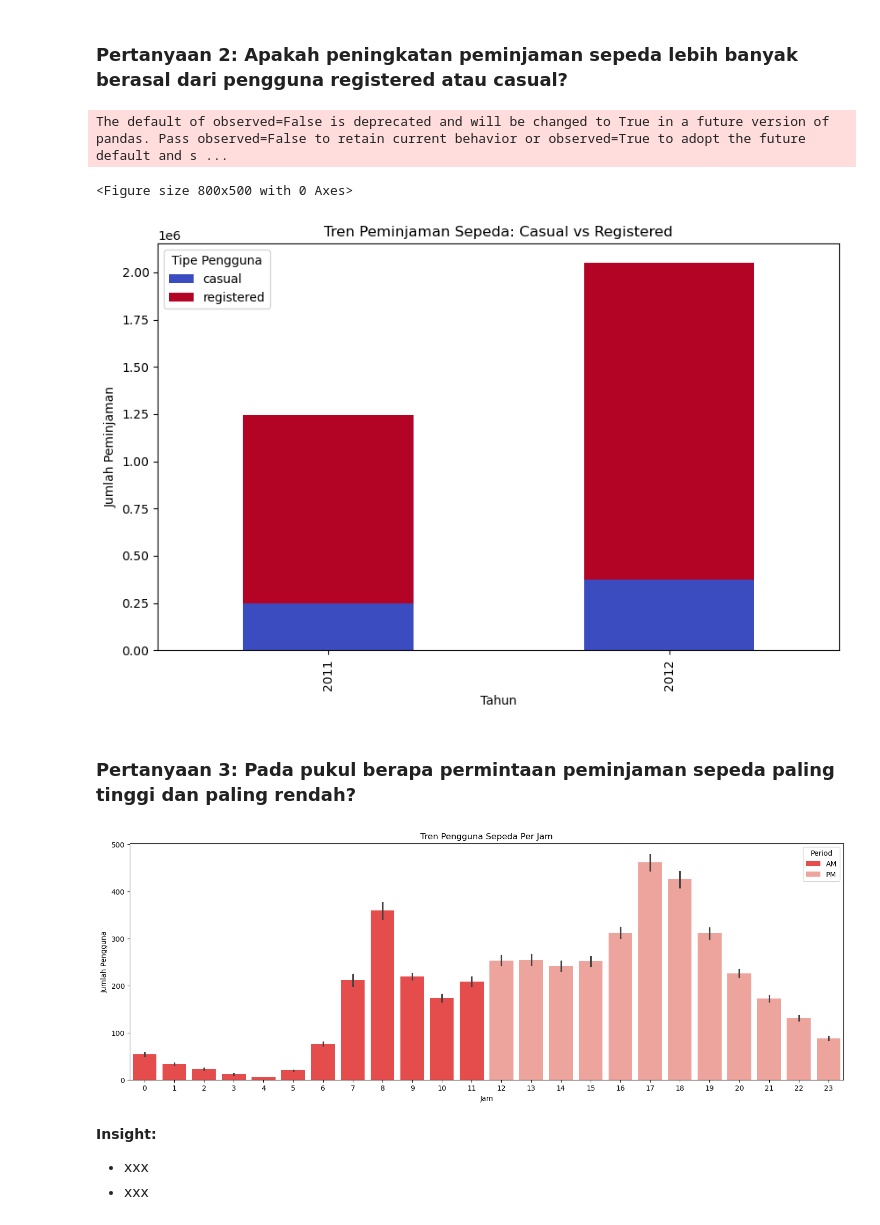
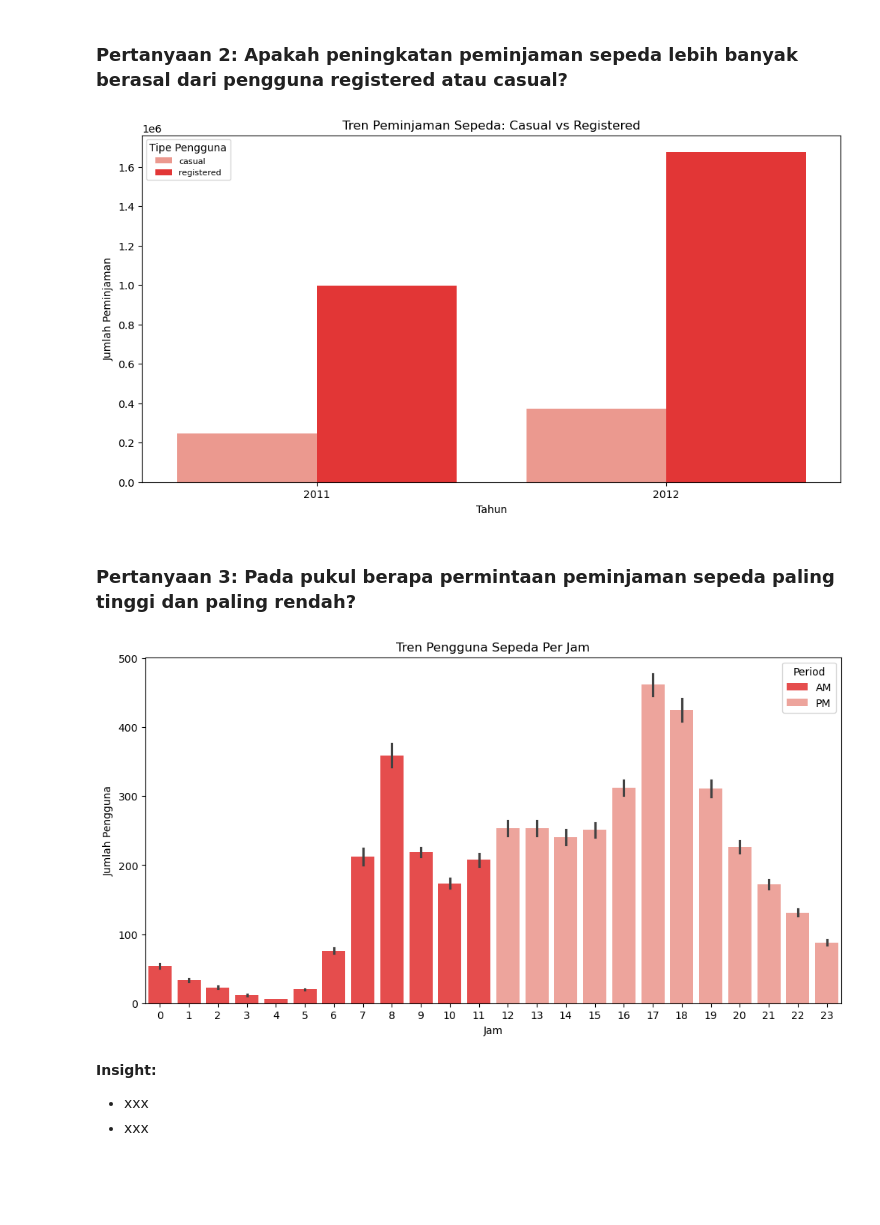
Before and after one commit to alouvre/BADDP_DicodingSubmission_ProyekAnalisisData, a Jupyter notebook: notebook.ipynb, the cells around one changed output. Saved outputs shown, nothing was run; the diff lists cells and outputs as text; code cells hidden in the pictures; blank space fills up the shorter version.

```diff
--- a/notebook.ipynb
+++ b/notebook.ipynb
@@ -551,26 +545,24 @@ No artists with labels found to put in legend.  Note that artists whose label st
 ### Pertanyaan 2: Apakah peningkatan peminjaman sepeda lebih banyak berasal dari pengguna registered atau casual?
 # %%
 df_yearly_users = df_day.groupby('year', as_index=False)[['casual', 'registered']].sum()
+df_melted = df_yearly_users.melt(id_vars="year", var_name="user_type", value_name="count")
 
-plt.figure(figsize=(8, 5))
-df_yearly_users.set_index('year').plot(kind='bar', stacked=True, colormap='coolwarm', figsize=(10,6))
-
-plt.xlabel('Tahun')
-plt.ylabel('Jumlah Peminjaman')
-plt.title('Tren Peminjaman Sepeda: Casual vs Registered')
-plt.legend(title="Tipe Pengguna")
+plt.figure(figsize=(12, 6))
+sns.barplot(data=df_melted, x="year", y="count", hue="user_type",
+               palette={"casual": "salmon", "registered": "red"}, alpha=0.9)
+plt.xlabel("Tahun")
+plt.ylabel("Jumlah Peminjaman")
+plt.title("Tren Peminjaman Sepeda: Casual vs Registered")
+plt.legend(title="Tipe Pengguna", fontsize=8)
 plt.show()
 # %% [output]
-The default of observed=False is deprecated and will be changed to True in a future version of pandas. Pass observed=False to retain current behavior or observed=True to adopt the future default and s ...
-<Figure size 800x500 with 0 Axes>
-[figure, old version]
+[figure, new version]
 # %% [markdown]
 ### Pertanyaan 3: Pada pukul berapa permintaan peminjaman sepeda paling tinggi dan paling rendah?
 # %%
-# Menambahkan kolom AM/PM
 df_hour['period'] = df_hour['hour'].apply(lambda x: 'AM' if x < 12 else 'PM')
 
-plt.figure(figsize=(18, 6))
+plt.figure(figsize=(12, 6))
 sns.barplot(data=df_hour, x='hour', y='count_rent', hue='period', palette={"AM": "red", "PM": "salmon"}, alpha=0.8)
 
 plt.xlabel("Jam")
@@ -579,7 +571,7 @@ plt.title("Tren Pengguna Sepeda Per Jam")
 plt.legend(title="Period")
 plt.show()
 # %% [output]
-[figure, old version]
+[figure, new version]
 # %% [markdown]
 **Insight:**
 - xxx
```
Also changed, not shown: parts of 11 cells of this notebook, 2 other files.
